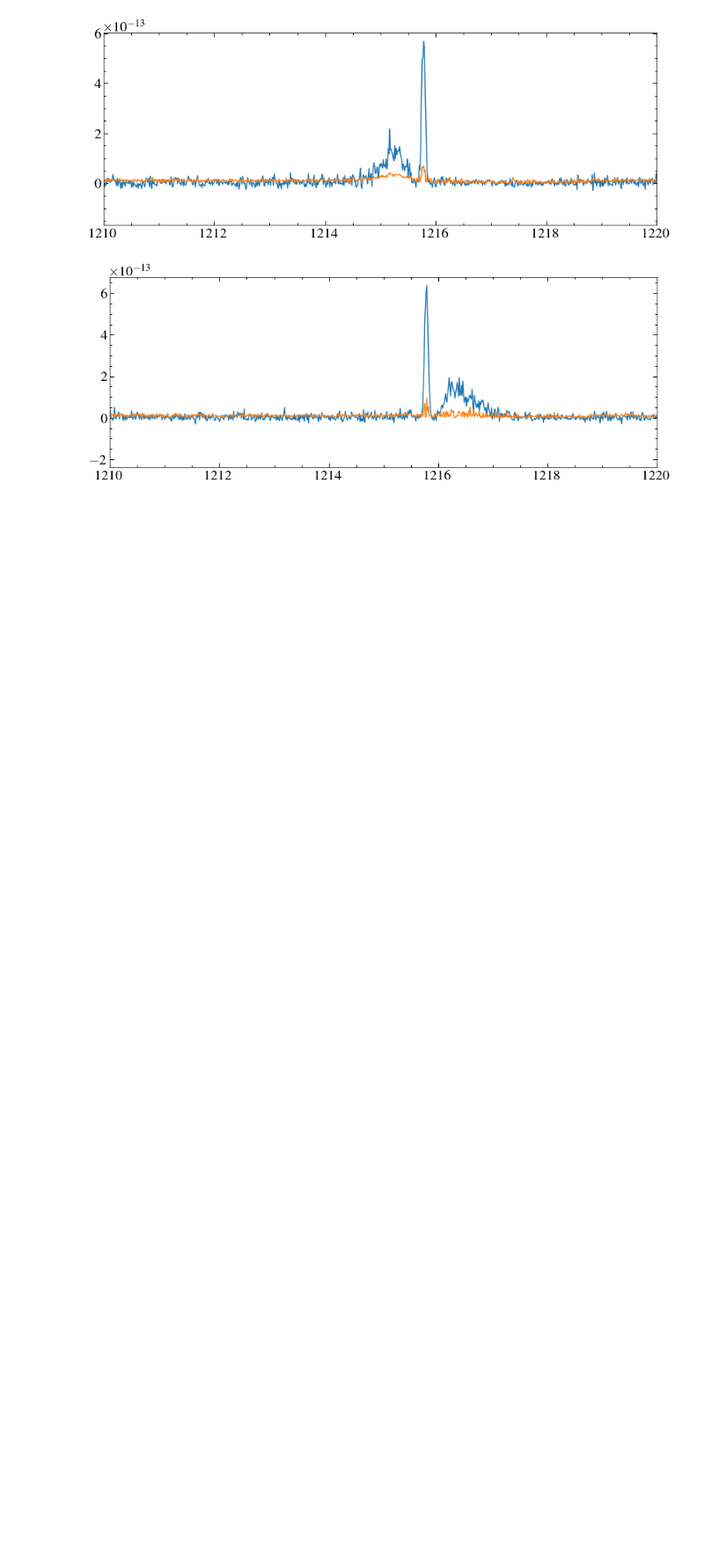
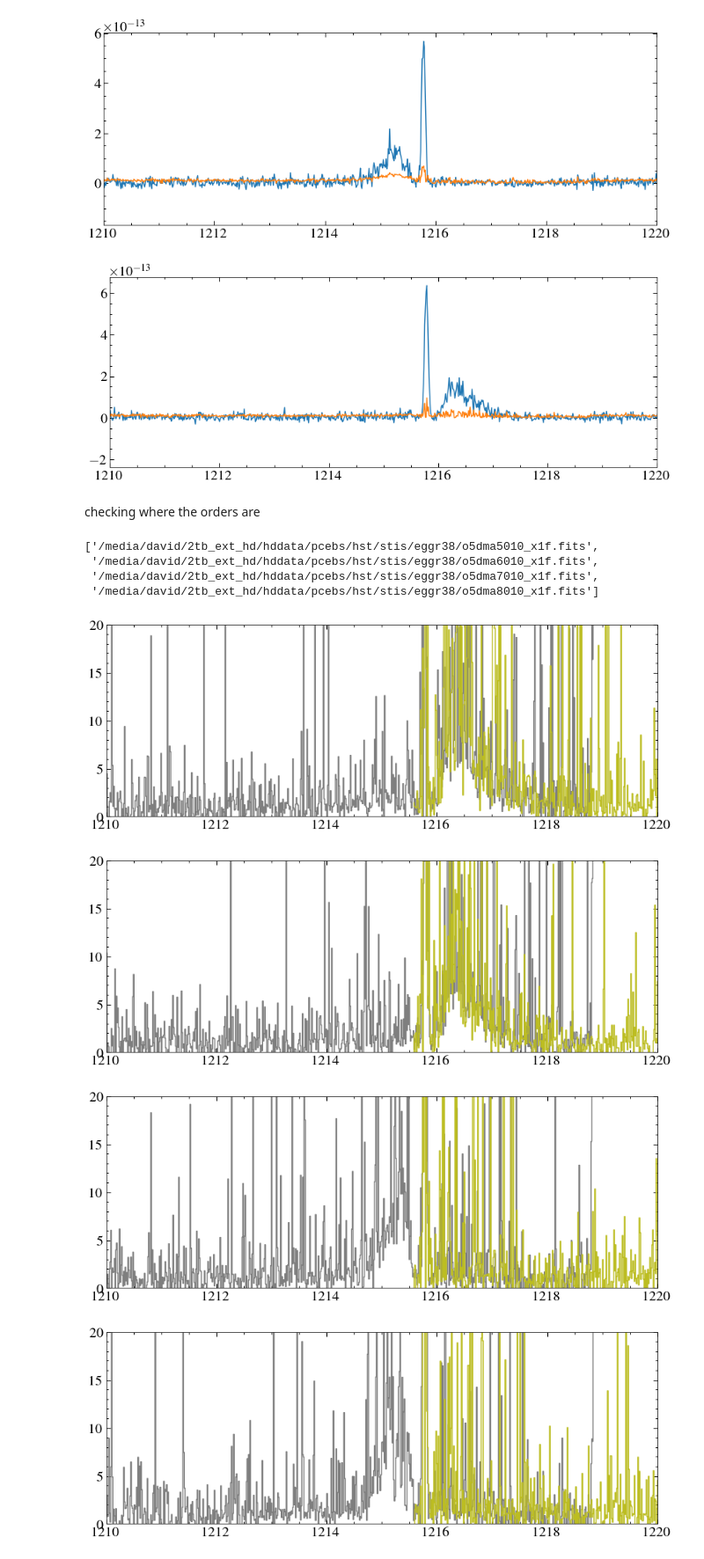
Before and after one commit to davidjwilson/pceb, a Jupyter notebook: eggr-38_stis.ipynb, the cells around one changed output. Shown: that part at 88% size. Cells and saved outputs as stored; diff of their text form; code cells hidden in the pictures; blank space fills up the shorter version.

Commit message:
eggr-38 look

```diff
--- a/eggr-38_stis.ipynb
+++ b/eggr-38_stis.ipynb
@@ -48,3 +48,31 @@ for spec in specs:
 [figure]
 [figure]
 [figure]
+# %% [markdown]
+checking where the orders are
+# %%
+x1ds  = glob.glob('/media/david/2tb_ext_hd/hddata/pcebs/hst/stis/eggr38/*x1f.fits')
+x1ds
+# %% [output]
+['/media/david/2tb_ext_hd/hddata/pcebs/hst/stis/eggr38/o5dma5010_x1f.fits',
+ '/media/david/2tb_ext_hd/hddata/pcebs/hst/stis/eggr38/o5dma6010_x1f.fits',
+ '/media/david/2tb_ext_hd/hddata/pcebs/hst/stis/eggr38/o5dma7010_x1f.fits',
+ '/media/david/2tb_ext_hd/hddata/pcebs/hst/stis/eggr38/o5dma8010_x1f.fits']
+# %%
+for x in x1ds:
+    data = fits.getdata(x, 1)
+    for dt in data[::-1]:
+        # plt.step(dt['WAVELENGTH'], dt['FLUX'], where='mid')
+        # plt.step(dt['WAVELENGTH'], dt['GROSS'], where='mid')
+        # plt.step(dt['WAVELENGTH'], dt['GROSS'], where='mid')
+        plt.step(dt['WAVELENGTH'], dt['GROSS']/dt['BACKGROUND'], where='mid')
+        # plt.step(dt['WAVELENGTH'], dt['NET'], where='mid')
+    plt.xlim(1210, 1220)
+    plt.ylim(0, 20)
+    # plt.ylim(-0.1e-13, 7e-13)
+    plt.show()
+# %% [output]
+[figure, added]
+[figure, added]
+[figure, added]
+[figure, added]
```
Also changed, not shown: parts of 2 cells of this notebook, 11 other files.
